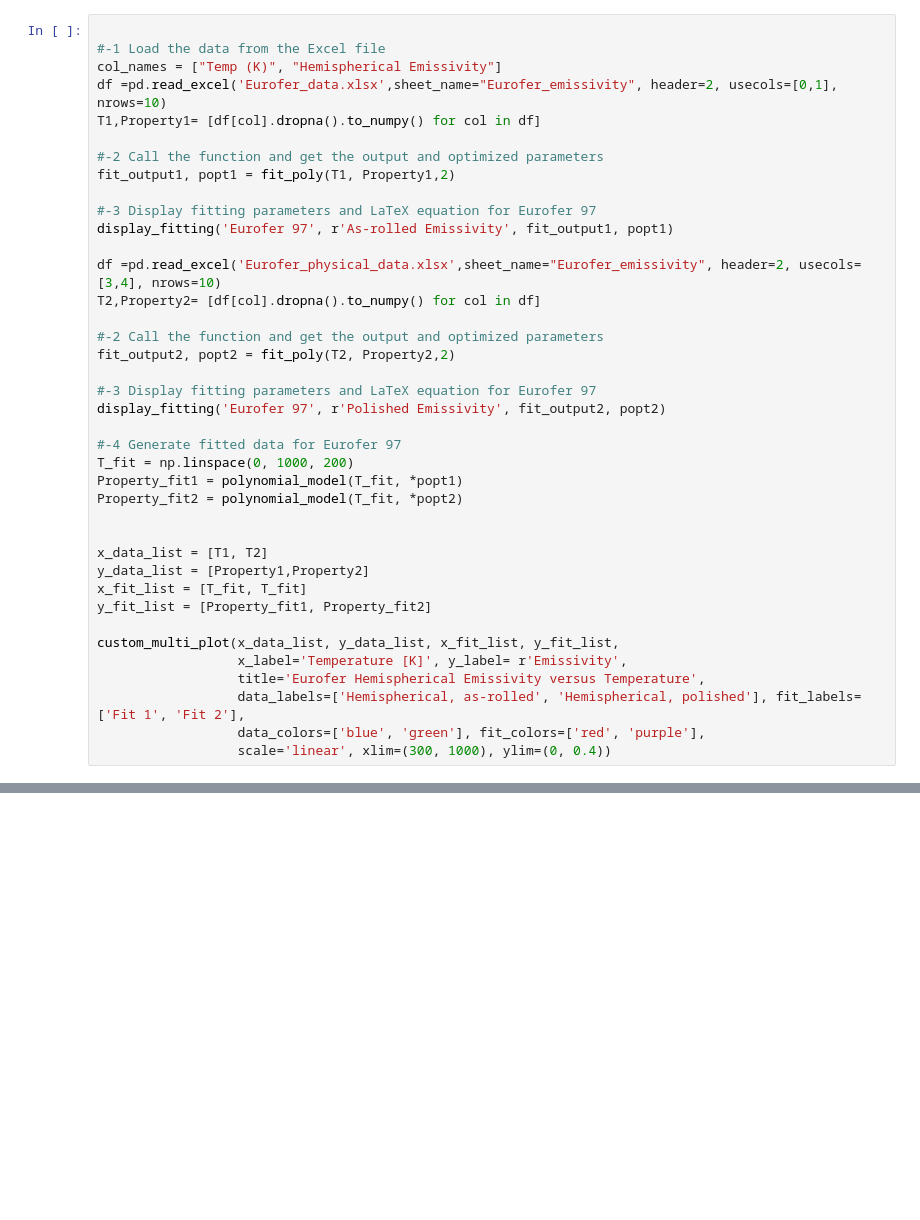
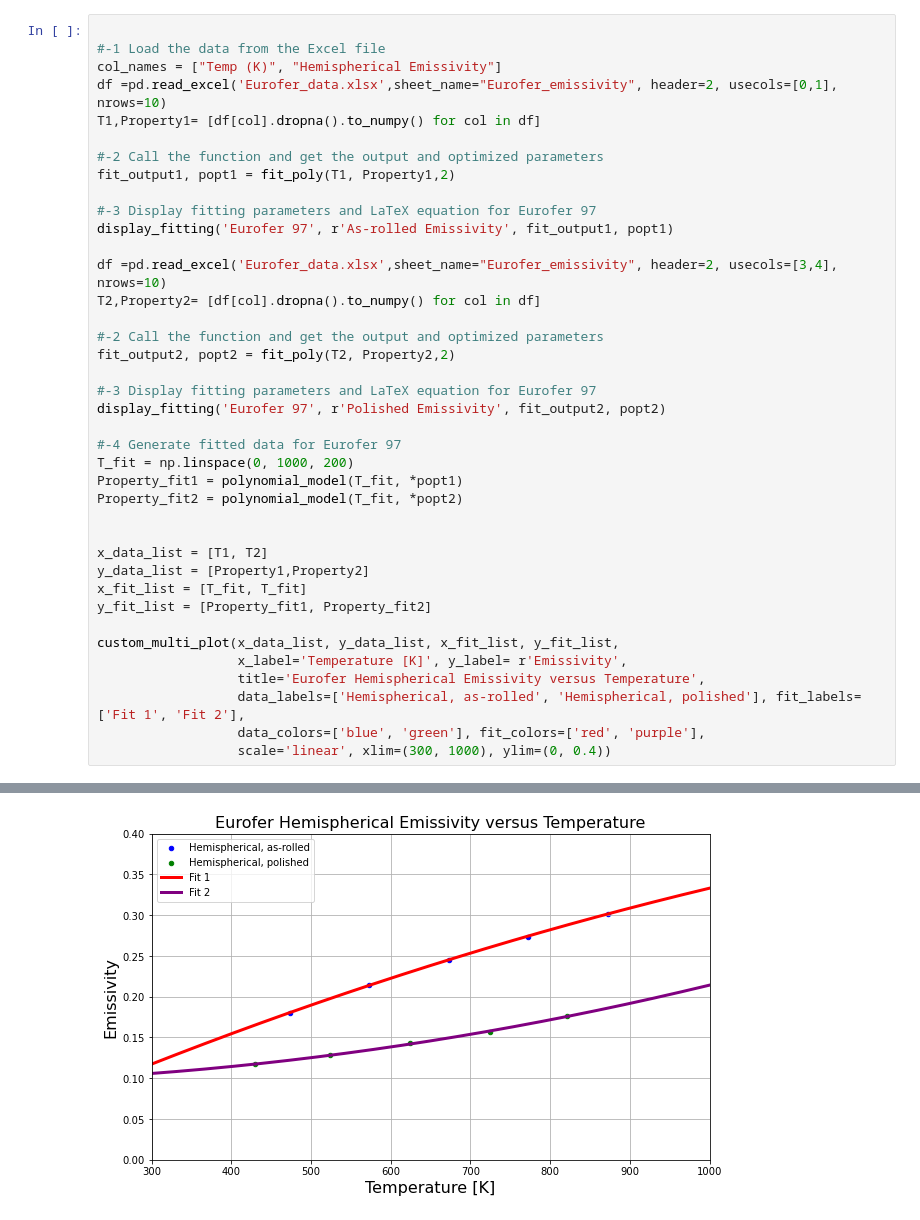
Before and after one commit to Ghoniem-Org/DatabaseCodes, a Jupyter notebook: Computer Codes/Jupyter/Eurofer/Eurofer_ipynb.ipynb, the cells around one changed output, grey strips where cells are left out. Drawn from its saved outputs; the diff is of its cells as text; blank space fills up the shorter version.

```diff
--- a/Computer Codes/Jupyter/Eurofer/Eurofer_ipynb.ipynb
+++ b/Computer Codes/Jupyter/Eurofer/Eurofer_ipynb.ipynb
@@ -145,7 +217,7 @@ fit_output1, popt1 = fit_poly(T1, Property1,2)
 #-3 Display fitting parameters and LaTeX equation for Eurofer 97
 display_fitting('Eurofer 97', r'As-rolled Emissivity', fit_output1, popt1)
 
-df =pd.read_excel('Eurofer_physical_data.xlsx',sheet_name="Eurofer_emissivity", header=2, usecols=[3,4], nrows=10)
+df =pd.read_excel('Eurofer_data.xlsx',sheet_name="Eurofer_emissivity", header=2, usecols=[3,4], nrows=10)
 T2,Property2= [df[col].dropna().to_numpy() for col in df]
 
 #-2 Call the function and get the output and optimized parameters
@@ -171,3 +243,4 @@ custom_multi_plot(x_data_list, y_data_list, x_fit_list, y_fit_list,
                   data_labels=['Hemispherical, as-rolled', 'Hemispherical, polished'], fit_labels=['Fit 1', 'Fit 2'],
                   data_colors=['blue', 'green'], fit_colors=['red', 'purple'],
                   scale='linear', xlim=(300, 1000), ylim=(0, 0.4))
+# %% [output]
@@ -173,0 +271 @@ custom_multi_plot(x_data_list, y_data_list, x_fit_list, y_fit_list,
+[figure, added]
```
Also changed, not shown: parts of 6 cells of this notebook, 2 other files.
